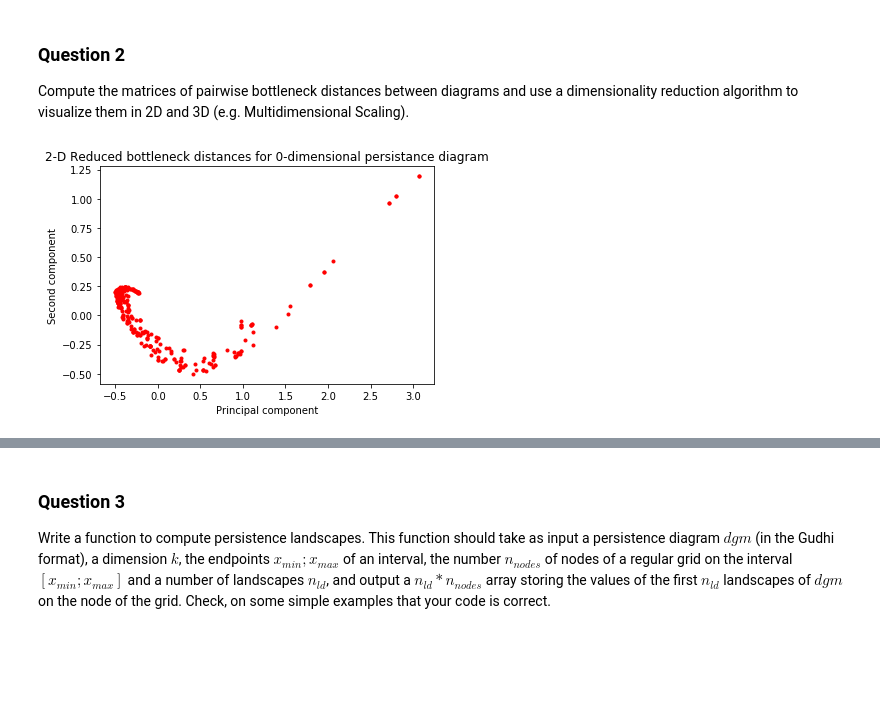
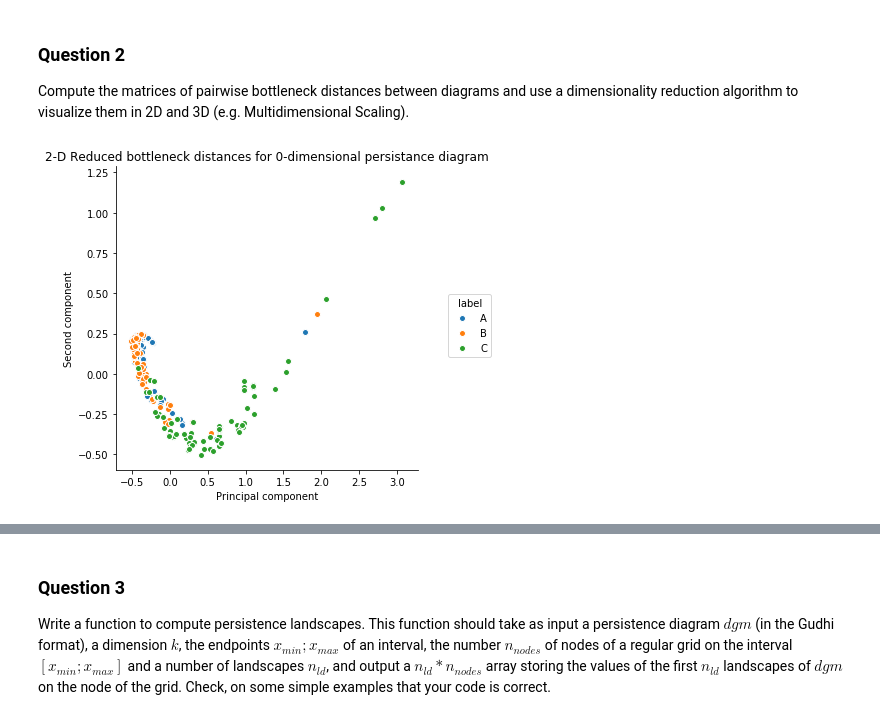
Before and after one commit to sidou10/gmda-pedestrian-recognition, a Jupyter notebook: pedestrian_recognition.ipynb, the cells around one changed output, grey strips where cells are left out. Cells and saved outputs as stored; diff of their text form; code cells hidden in the pictures; blank space fills up the shorter version.

```diff
--- a/pedestrian_recognition.ipynb
+++ b/pedestrian_recognition.ipynb
@@ -8,19 +5,20 @@
 import sys
 sys.path.append("/Users/sidou/Desktop/gmda/gudhi/build/cython/")
 
+import os
 import numpy as np
+import pandas as pd
 import pickle as pickle
-import os
+
 # import gudhi
 from tqdm import tqdm
 import matplotlib.pyplot as plt
-import pandas as pd
 from mpl_toolkits.mplot3d import Axes3D
 
 from sklearn.ensemble import RandomForestClassifier
 from sklearn.model_selection import StratifiedKFold, cross_val_score
 from sklearn.decomposition import PCA
 
-path_data = r"/Users/sidou/Desktop/gmda/data"
+path_data = r"/Users/sidou/Desktop/gmda/data/"
 
 %matplotlib inline
@@ -27,14 +27,17 @@ path_data = r"/Users/sidou/Desktop/gmda/data"
 # %%
 # Import data
-f = open(os.path.join(path_data, "data_acc_rot.dat"),"rb")
-data = pickle.load(f,encoding="latin1")
-f.close()
+with open(os.path.join(path_data, "data_acc_rot.dat"),"rb") as f:
+        data = pickle.load(f, encoding="latin1")
 
+# Data for each person
 data_A = np.array(data[0])
 data_B = np.array(data[1])
 data_C = np.array(data[2])
 
+# Concatenate data
 data_all = np.concatenate([data_A, data_B, data_C])
-label = data[3]
+
+# Get Labels
+labels = data[3]
 # %% [markdown]
 ### Question 1
@@ -107,6 +153,6 @@ save_pairwise_btnck_dist(data_all, 1, path_data)
 # %%
 # Load pairwise bottleneck distances
-pairwise_btnck_dist_dim0 = pd.read_csv(os.path.join(path_data, "pairwise_btnck_dist_dim0.csv")).drop('Unnamed: 0', axis=1)
-pairwise_btnck_dist_dim1 = pd.read_csv(os.path.join(path_data, "pairwise_btnck_dist_dim1.csv")).drop('Unnamed: 0', axis=1)
+pairwise_btnck_dist_dim0 = pd.read_csv("pairwise_bottleneck_distances/pairwise_btnck_dist_dim0.csv").drop('Unnamed: 0', axis=1)
+pairwise_btnck_dist_dim1 = pd.read_csv("pairwise_bottleneck_distances/pairwise_btnck_dist_dim1.csv").drop('Unnamed: 0', axis=1)
 # %%
 # Visualize pairwise matrix for 0-dimensional persistance diagrams bottleneck distances
@@ -133,6 +202,6 @@ def reduce_and_visualize(pairwise_btnck_dist, dimension, n_components=2,):
     else:
         print("Too many dimensions to be visualized!")
 # %%
-reduce_and_visualize(pairwise_btnck_dist_dim0, 0, n_components=2)
+reduce_and_visualize(pairwise_btnck_dist_dim0, labels, 0, n_components=2)
 # %% [output]
-[figure, old version]
+[figure, new version]
```
Also changed, not shown: parts of 37 cells of this notebook, 1 other file.
